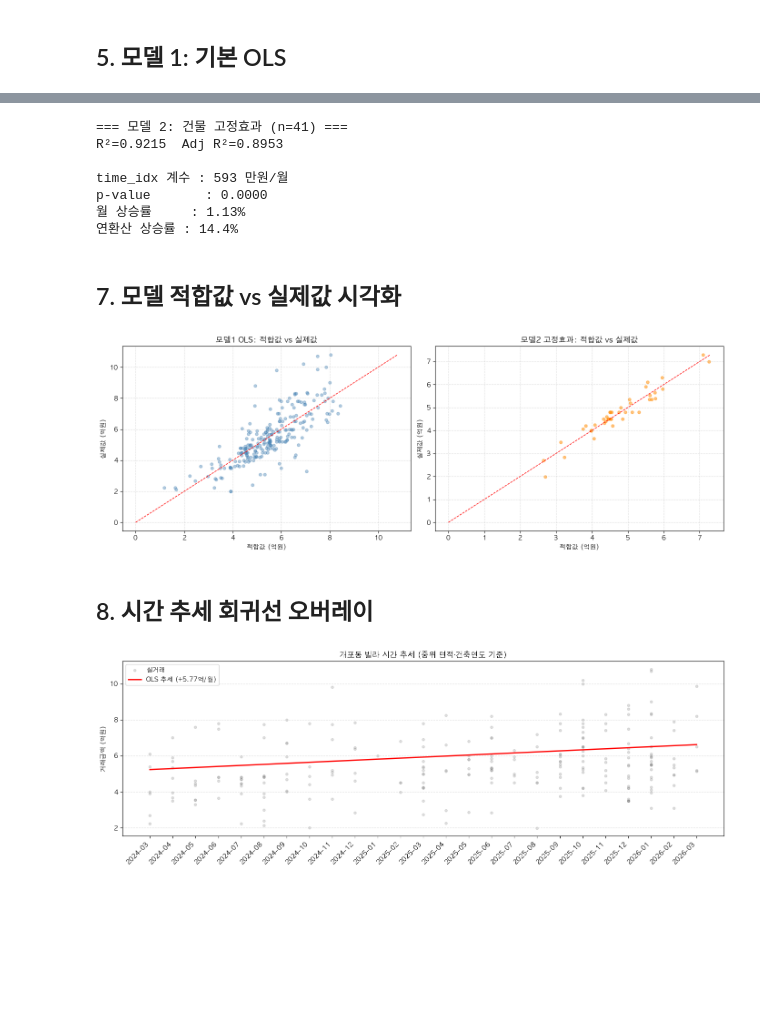
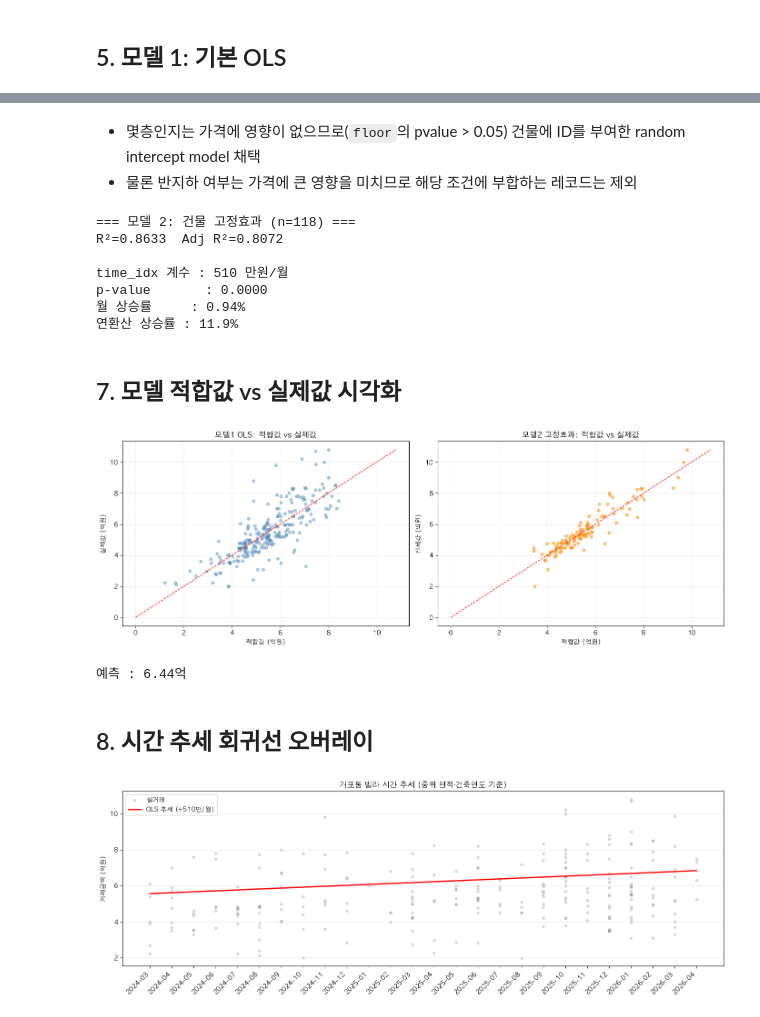
Before and after one commit to sunsikim/gaepo-low-rise-apt, a Jupyter notebook: gaepo_analysis.ipynb, the cells around one changed output, grey strips where cells are left out. Drawn from its saved outputs; the diff is of its cells as text; code cells hidden in the pictures; blank space fills up the shorter version.

```diff
--- a/gaepo_analysis.ipynb
+++ b/gaepo_analysis.ipynb
@@ -64,6 +64,8 @@ def load_and_preprocess(path: str) -> pl.DataFrame:
         .rename({"전용면적(㎡)": "area", "대지권면적(㎡)": "land_area", "층": "floor"})
         # 개인↔개인 거래만 (법인 대량매입/매각 노이즈 제거)
         .filter((pl.col("매도자") == "개인") & (pl.col("매수자") == "개인"))
+        # 전용면적 60제곱 이하
+        .filter(pl.col("area") <= 60)
     )
     return df_med
 
@@ -72,5 +74,4 @@ df = load_and_preprocess(DATA_PATH)
 print(f"전체 → 중개거래 + 개인↔개인: {len(df)}건")
 print(f"기간: {df['ym'].min()} ~ {df['ym'].max()}")
 print(f"price 중위값: {df['price'].median():,.0f} 만원")
-df.select(["building_id","price","area","land_area","floor","age","is_basement","time_idx","ym"]).head(5)
 # %% [output]
@@ -277,13 +234,23 @@ shape: (7, 4)
+# %% [markdown]
+* 몇층인지는 가격에 영향이 없으므로(`floor`의 pvalue > 0.05) 건물에 ID를 부여한 random intercept model 채택
+* 물론 반지하 여부는 가격에 큰 영향을 미치므로 해당 조건에 부합하는 레코드는 제외
 # %%
-freq = df_pd["building_id"].value_counts()
-buildings_5plus = freq[freq >= 5].index.tolist()
-df_fe = df_pd[df_pd["building_id"].isin(buildings_5plus)].copy()
+n = 3
+df_m2 = (
+    df
+    .select(["price","area","land_area","floor","age","is_basement","time_idx","building_id"])
+    .filter(pl.col("is_basement") == 0)
+    .to_pandas()
+)
+freq = df_m2["building_id"].value_counts()
+buildings_freq = freq[freq >= n].index.tolist()
+df_fe = df_m2[df_m2["building_id"].isin(buildings_freq)].copy()
 
 m2 = smf.ols("price ~ area + land_area + floor + age + is_basement + time_idx + C(building_id)", data=df_fe).fit()
 
 coef_t = m2.params["time_idx"]
 pval_t = m2.pvalues["time_idx"]
-median_p = df_pd["price"].median()
+median_p = df_m2["price"].median()
 
 print(f"=== 모델 2: 건물 고정효과 (n={len(df_fe)}) ===")
 print(f"R²={m2.rsquared:.4f}  Adj R²={m2.rsquared_adj:.4f}")
@@ -294,13 +261,13 @@ p-value       : {pval_t:.4f}
 연환산 상승률 : {((1 + coef_t/median_p)**12 - 1)*100:.1f}%
 """)
 # %% [output]
-=== 모델 2: 건물 고정효과 (n=41) ===
-R²=0.9215  Adj R²=0.8953
+=== 모델 2: 건물 고정효과 (n=118) ===
+R²=0.8633  Adj R²=0.8072
 
-time_idx 계수 : 593 만원/월
+time_idx 계수 : 510 만원/월
 p-value       : 0.0000
-월 상승률     : 1.13%
-연환산 상승률 : 14.4%
+월 상승률     : 0.94%
+연환산 상승률 : 11.9%
 # %% [markdown]
 ## 7. 모델 적합값 vs 실제값 시각화
 # %%
@@ -308,7 +275,7 @@ fig, axes = plt.subplots(1, 2, figsize=(14, 5))
 
 # 모델 1 잔차
 fitted1 = m1.fittedvalues
-actual1 = df_pd["price"]
+actual1 = df_m1["price"]
 axes[0].scatter(fitted1 / 10000, actual1 / 10000, alpha=0.4, color="steelblue", s=20)
 lim = max(fitted1.max(), actual1.max()) / 10000
 axes[0].plot([0, lim], [0, lim], "r--", linewidth=1)
@@ -331,42 +298,57 @@ axes[1].grid(linestyle='--', alpha=0.4)
 plt.tight_layout()
 plt.show()
 # %% [output]
-[figure, old version]
+[figure, new version]
+# %%
+target = (
+    df.filter((pl.col("건물명") == "개포비버리하임") & (pl.col("ym") == "2024-12"))
+    .select(["건물명", "ym", "price", "area", "land_area", "floor", "age", "is_basement", "time_idx"])
+    .to_pandas()
+)
+base_cols = ["area", "land_area", "floor", "age", "is_basement", "time_idx"]
+yhat = (
+    m2.params["Intercept"]
+    + sum(m2.params[c] * target[c] for c in base_cols)
+)
+residual = yhat - target["price"]
+print(f"예측 : {yhat[0].item() / 10000:.2f}억")
+# %% [output]
+예측 : 6.44억
 # %% [markdown]
 ## 8. 시간 추세 회귀선 오버레이
 # %%
 # OLS 모델의 time_idx 추세를 중위 면적 기준으로 시각화
-med_area = df_pd["area"].median()
-med_land = df_pd["land_area"].median()
-med_floor = df_pd["floor"].median()
-med_age = df_pd["age"].median()
+med_area = df_m1["area"].median()
+med_land = df_m1["land_area"].median()
+med_floor = df_m1["floor"].median()
+med_age = df_m1["age"].median()
 
-t_range = np.arange(df_pd["time_idx"].min(), df_pd["time_idx"].max() + 1)
+t_range = np.arange(df_m1["time_idx"].min(), df_m1["time_idx"].max() + 1)
 pred_price = (
-    m1.params["Intercept"]
-    + m1.params["area"] * med_area
-    + m1.params["land_area"] * med_land
-    + m1.params["floor"] * med_floor
-    + m1.params["age"] * med_age
-    + m1.params["is_basement"] * 0
-    + m1.params["time_idx"] * t_range
+    m2.params["Intercept"]
+    + m2.params["area"] * med_area
+    + m2.params["land_area"] * med_land
+    + m2.params["floor"] * med_floor
+    + m2.params["age"] * med_age
+    + m2.params["is_basement"] * 0
+    + m2.params["time_idx"] * t_range
 )
 
 # ym 라벨 매핑
 ym_map = df.select(["time_idx","ym"]).unique().sort("time_idx").to_pandas()
 ym_map = dict(zip(ym_map["time_idx"], ym_map["ym"]))
 t_labels = [ym_map.get(t, str(t)) for t in t_range]
 
 fig, ax = plt.subplots(figsize=(14, 5))
-ax.scatter(df_pd["time_idx"], df_pd["price"] / 10000, alpha=0.25, color="gray", s=15, label="실거래")
-ax.plot(t_range, pred_price / 10000, color="red", linewidth=2, label=f"OLS 추세 (+{m1.params['time_idx']/10000*100:.2f}억/월)")
+ax.scatter(df_m1["time_idx"], df_m1["price"] / 10000, alpha=0.25, color="gray", s=15, label="실거래")
+ax.plot(t_range, pred_price / 10000, color="red", linewidth=2, label=f"OLS 추세 (+{round(m2.params['time_idx'])}만/월)")
 ax.set_xticks(t_range)
 ax.set_xticklabels(t_labels, rotation=45, ha='right')
 ax.set_title("개포동 빌라 시간 추세 (중위 면적·건축연도 기준)")
 ax.set_ylabel("거래금액 (억원)")
 ax.legend()
 ax.grid(axis='y', linestyle='--', alpha=0.4)
 plt.tight_layout()
 plt.show()
 # %% [output]
-[figure, old version]
+[figure, new version]
```
Also changed, not shown: parts of 6 cells of this notebook.
